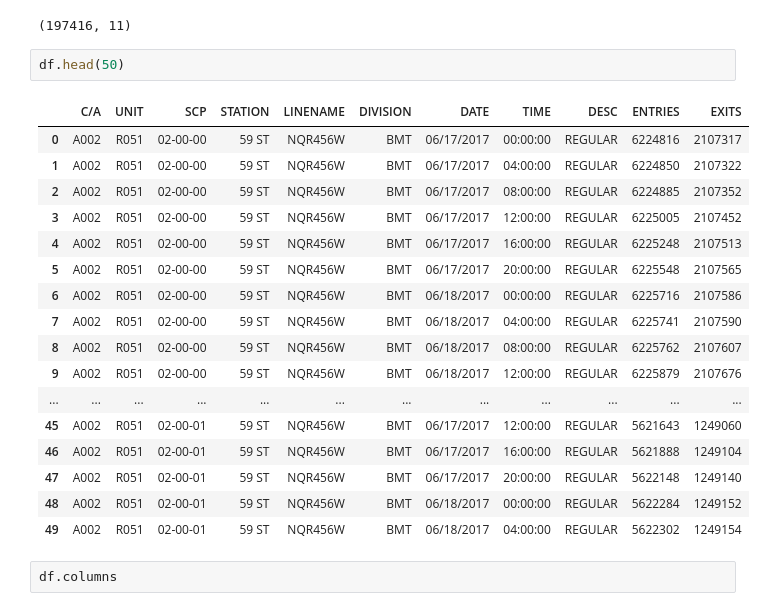
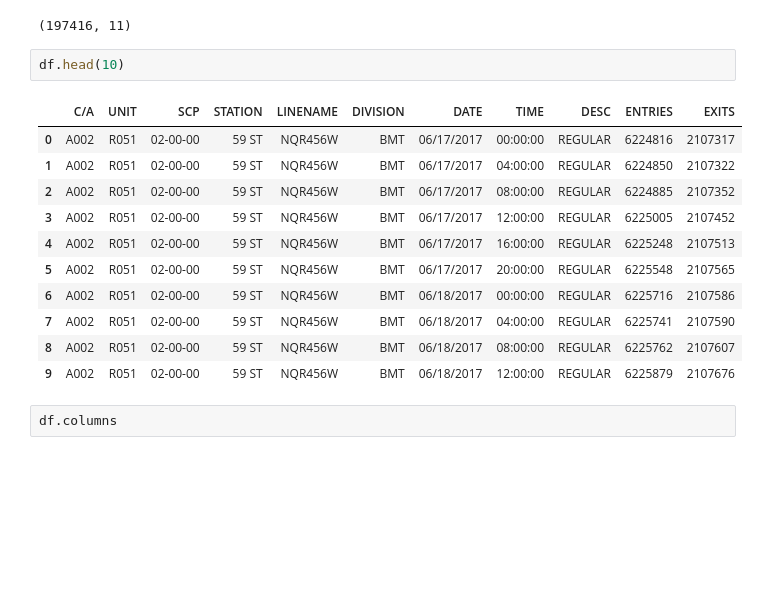
Before and after one commit to allanwdong/project-one-mta, a Jupyter notebook: Project_One_Benson_Challenges.ipynb, the cells around one changed output. Drawn from its saved outputs; the diff is of its cells as text; blank space fills up the shorter version.

```diff
--- a/Project_One_Benson_Challenges.ipynb
+++ b/Project_One_Benson_Challenges.ipynb
@@ -16,25 +16,19 @@ df.shape
 # %% [output]
 (197416, 11)
 # %%
-df.head(50)
+df.head(10)
 # %% [output]
 |  | C/A | UNIT | SCP | STATION | LINENAME | DIVISION | DATE | TIME | DESC | ENTRIES | EXITS |
 | 0 | A002 | R051 | 02-00-00 | 59 ST | NQR456W | BMT | 06/17/2017 | 00:00:00 | REGULAR | 6224816 | 2107317 |
 | 1 | A002 | R051 | 02-00-00 | 59 ST | NQR456W | BMT | 06/17/2017 | 04:00:00 | REGULAR | 6224850 | 2107322 |
 | 2 | A002 | R051 | 02-00-00 | 59 ST | NQR456W | BMT | 06/17/2017 | 08:00:00 | REGULAR | 6224885 | 2107352 |
 | 3 | A002 | R051 | 02-00-00 | 59 ST | NQR456W | BMT | 06/17/2017 | 12:00:00 | REGULAR | 6225005 | 2107452 |
 | 4 | A002 | R051 | 02-00-00 | 59 ST | NQR456W | BMT | 06/17/2017 | 16:00:00 | REGULAR | 6225248 | 2107513 |
 | 5 | A002 | R051 | 02-00-00 | 59 ST | NQR456W | BMT | 06/17/2017 | 20:00:00 | REGULAR | 6225548 | 2107565 |
 | 6 | A002 | R051 | 02-00-00 | 59 ST | NQR456W | BMT | 06/18/2017 | 00:00:00 | REGULAR | 6225716 | 2107586 |
 | 7 | A002 | R051 | 02-00-00 | 59 ST | NQR456W | BMT | 06/18/2017 | 04:00:00 | REGULAR | 6225741 | 2107590 |
 | 8 | A002 | R051 | 02-00-00 | 59 ST | NQR456W | BMT | 06/18/2017 | 08:00:00 | REGULAR | 6225762 | 2107607 |
 | 9 | A002 | R051 | 02-00-00 | 59 ST | NQR456W | BMT | 06/18/2017 | 12:00:00 | REGULAR | 6225879 | 2107676 |
-| ... | ... | ... | ... | ... | ... | ... | ... | ... | ... | ... | ... |
-| 45 | A002 | R051 | 02-00-01 | 59 ST | NQR456W | BMT | 06/17/2017 | 12:00:00 | REGULAR | 5621643 | 1249060 |
-| 46 | A002 | R051 | 02-00-01 | 59 ST | NQR456W | BMT | 06/17/2017 | 16:00:00 | REGULAR | 5621888 | 1249104 |
-| 47 | A002 | R051 | 02-00-01 | 59 ST | NQR456W | BMT | 06/17/2017 | 20:00:00 | REGULAR | 5622148 | 1249140 |
-| 48 | A002 | R051 | 02-00-01 | 59 ST | NQR456W | BMT | 06/18/2017 | 00:00:00 | REGULAR | 5622284 | 1249152 |
-| 49 | A002 | R051 | 02-00-01 | 59 ST | NQR456W | BMT | 06/18/2017 | 04:00:00 | REGULAR | 5622302 | 1249154 |
 # %%
 df.columns
 # %% [output]
```
Also changed, not shown: parts of 1 cell of this notebook.
